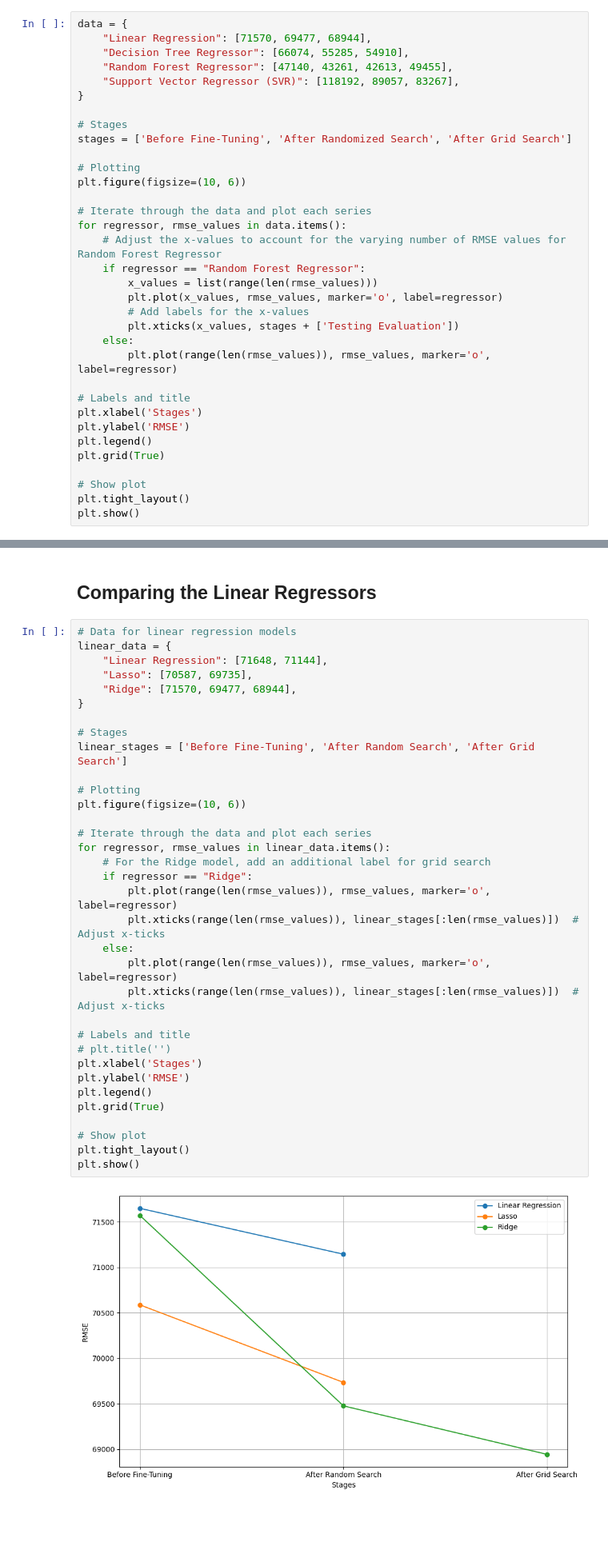
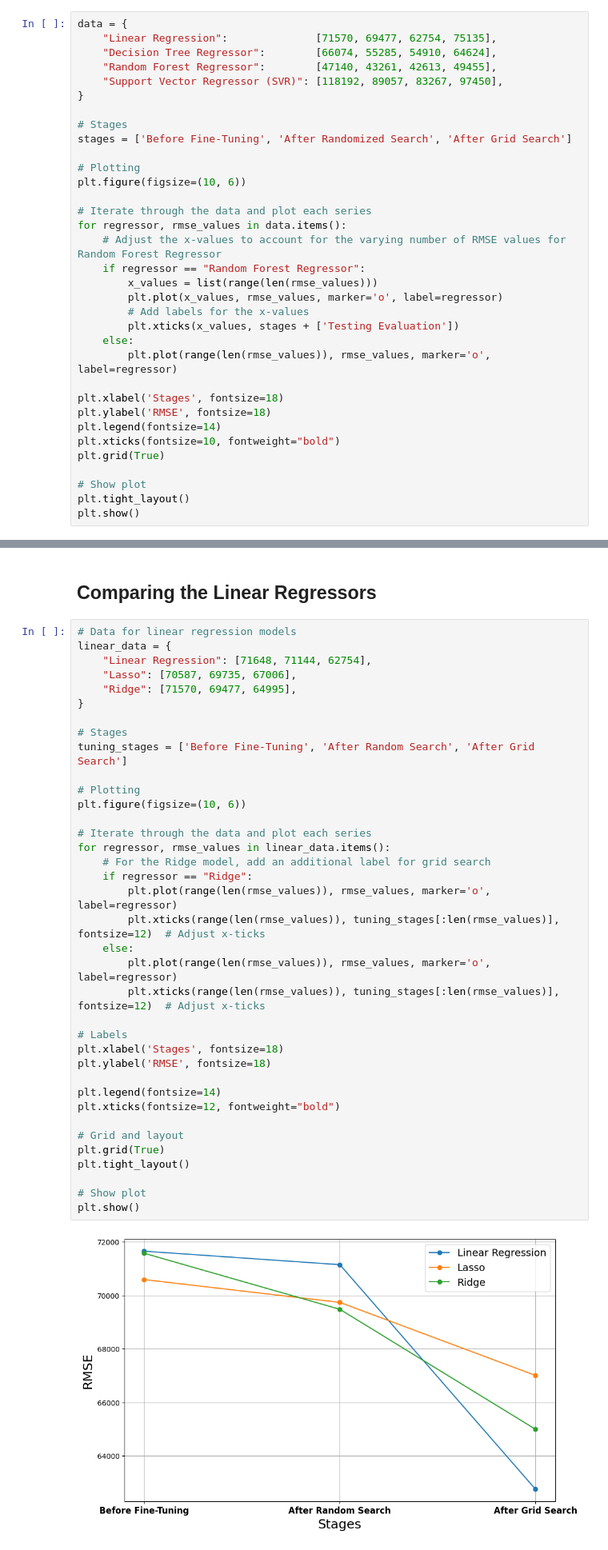
Before and after one commit to omisa69/IAI600Lab3, a Jupyter notebook: lab3.ipynb, the cells around one changed output, grey strips where cells are left out. Shown at 80% size. Drawn from its saved outputs; the diff is of its cells as text; blank space fills up the shorter version.

```diff
--- a/lab3.ipynb
+++ b/lab3.ipynb
@@ -659,9 +762,9 @@ best RMSE: 49,455
 # %%
 data = {
-    "Linear Regression": [71570, 69477, 68944],
-    "Decision Tree Regressor": [66074, 55285, 54910],
-    "Random Forest Regressor": [47140, 43261, 42613, 49455],
-    "Support Vector Regressor (SVR)": [118192, 89057, 83267],
+    "Linear Regression":              [71570, 69477, 62754, 75135],
+    "Decision Tree Regressor":        [66074, 55285, 54910, 64624],
+    "Random Forest Regressor":        [47140, 43261, 42613, 49455],
+    "Support Vector Regressor (SVR)": [118192, 89057, 83267, 97450],
 }
 
 # Stages
@@ -681,10 +784,10 @@ for regressor, rmse_values in data.items():
     else:
         plt.plot(range(len(rmse_values)), rmse_values, marker='o', label=regressor)
 
-# Labels and title
-plt.xlabel('Stages')
-plt.ylabel('RMSE')
-plt.legend()
+plt.xlabel('Stages', fontsize=18)
+plt.ylabel('RMSE', fontsize=18)
+plt.legend(fontsize=14)
+plt.xticks(fontsize=10, fontweight="bold")
 plt.grid(True)
 
 # Show plot
@@ -697,36 +800,39 @@ plt.show()
 # %%
 # Data for linear regression models
 linear_data = {
-    "Linear Regression": [71648, 71144],
-    "Lasso": [70587, 69735],
-    "Ridge": [71570, 69477, 68944],
+    "Linear Regression": [71648, 71144, 62754],
+    "Lasso": [70587, 69735, 67006],
+    "Ridge": [71570, 69477, 64995],
 }
 
 # Stages
-linear_stages = ['Before Fine-Tuning', 'After Random Search', 'After Grid Search']
+tuning_stages = ['Before Fine-Tuning', 'After Random Search', 'After Grid Search']
 
 # Plotting
 plt.figure(figsize=(10, 6))
 
 # Iterate through the data and plot each series
 for regressor, rmse_values in linear_data.items():
     # For the Ridge model, add an additional label for grid search
     if regressor == "Ridge":
         plt.plot(range(len(rmse_values)), rmse_values, marker='o', label=regressor)
-        plt.xticks(range(len(rmse_values)), linear_stages[:len(rmse_values)])  # Adjust x-ticks
+        plt.xticks(range(len(rmse_values)), tuning_stages[:len(rmse_values)], fontsize=12)  # Adjust x-ticks
     else:
         plt.plot(range(len(rmse_values)), rmse_values, marker='o', label=regressor)
-        plt.xticks(range(len(rmse_values)), linear_stages[:len(rmse_values)])  # Adjust x-ticks
+        plt.xticks(range(len(rmse_values)), tuning_stages[:len(rmse_values)], fontsize=12)  # Adjust x-ticks
 
-# Labels and title
-# plt.title('')
-plt.xlabel('Stages')
-plt.ylabel('RMSE')
-plt.legend()
+# Labels
+plt.xlabel('Stages', fontsize=18)
+plt.ylabel('RMSE', fontsize=18)
+
+plt.legend(fontsize=14)
+plt.xticks(fontsize=12, fontweight="bold")
+
+# Grid and layout
 plt.grid(True)
+plt.tight_layout()
 
 # Show plot
-plt.tight_layout()
 plt.show()
 # %% [output]
-[figure, old version]
+[figure, new version]
```
Also changed, not shown: parts of 14 cells of this notebook, 3 other files.
